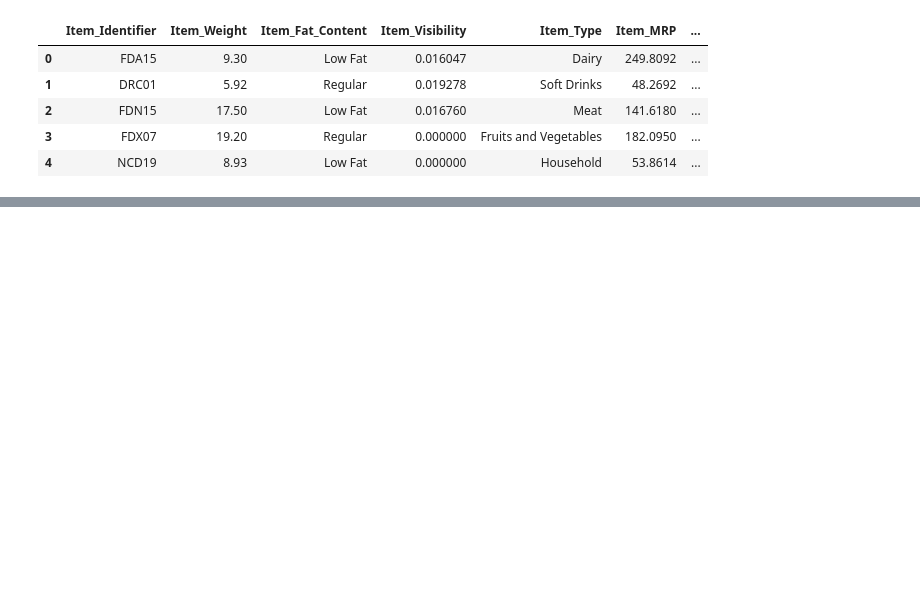
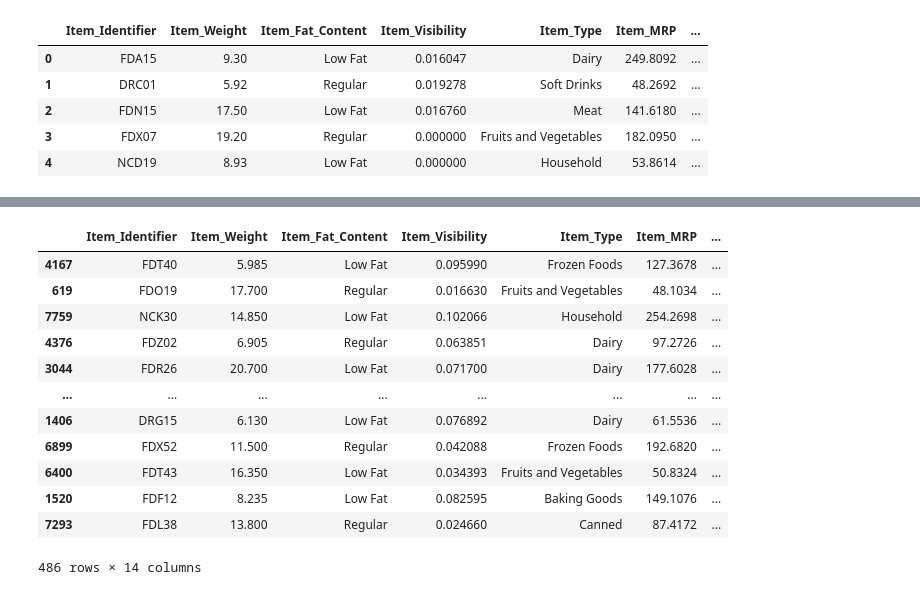
Before and after one commit to rayrxyz/sales-prediction, a Jupyter notebook: sales_prediction.ipynb, the cells around one changed output, grey strips where cells are left out. Saved outputs shown, nothing was run; the diff lists cells and outputs as text; code cells hidden in the pictures; blank space fills up the shorter version.

```diff
--- a/sales_prediction.ipynb
+++ b/sales_prediction.ipynb
@@ -3,6 +50,6 @@
 # %%
-import pandas as pd
-filename = '/content/sales_predictions.csv'
+# load sales_predictions.csv file to df
+filename = '/content/drive/MyDrive/CodingDojo_DS/Project/sales_predictions.csv'
 df = pd.read_csv(filename)
 df.head()
 # %% [output]
@@ -14,0 +101,6 @@ df.head()
+# %%
+# drop duplicates if there are any
+cols = df.columns.to_list()
+# df = df.drop_duplicates(subset=cols, keep='first')
+# df.info()
+df.duplicated(subset=cols, keep='first').sum()
@@ -14,0 +135,5 @@ df.head()
+# %%
+# replacing Item_Weight missing values
+iw_mean = df['Item_Weight'].mean()
+df['Item_Weight'] = df['Item_Weight'].fillna(iw_mean)
+df.isnull().sum()
@@ -14,0 +158,14 @@ df.head()
+# %%
+# initialize a SimpleImputer model
+df_train, df_test = datawig.utils.random_split(df)
+imputer = datawig.SimpleImputer(
+    input_columns = cols,
+    output_column='Outlet_Size',
+    output_path = 'imputer_model'
+)
+
+# Fit an imputer model on the train data
+imputer.fit(train_df=df_train, num_epochs=50)
+
+# Impute missing values and return original dataframe with predictions
+imputed = imputer.predict(df_test)
@@ -14,0 +190,18 @@ df.head()
+# %%
+# analyze imputed dataframe
+os_missing = imputed['Outlet_Size'].isna()
+imputed.loc[os_missing, :]
+# %% [output]
+|  | Item_Identifier | Item_Weight | Item_Fat_Content | Item_Visibility | Item_Type | Item_MRP | ... |
+| 4167 | FDT40 | 5.985 | Low Fat | 0.095990 | Frozen Foods | 127.3678 | ... |
+| 619 | FDO19 | 17.700 | Regular | 0.016630 | Fruits and Vegetables | 48.1034 | ... |
+| 7759 | NCK30 | 14.850 | Low Fat | 0.102066 | Household | 254.2698 | ... |
+| 4376 | FDZ02 | 6.905 | Regular | 0.063851 | Dairy | 97.2726 | ... |
+| 3044 | FDR26 | 20.700 | Low Fat | 0.071700 | Dairy | 177.6028 | ... |
+| ... | ... | ... | ... | ... | ... | ... | ... |
+| 1406 | DRG15 | 6.130 | Low Fat | 0.076892 | Dairy | 61.5536 | ... |
+| 6899 | FDX52 | 11.500 | Regular | 0.042088 | Frozen Foods | 192.6820 | ... |
+| 6400 | FDT43 | 16.350 | Low Fat | 0.034393 | Fruits and Vegetables | 50.8324 | ... |
+| 1520 | FDF12 | 8.235 | Low Fat | 0.082595 | Baking Goods | 149.1076 | ... |
+| 7293 | FDL38 | 13.800 | Regular | 0.024660 | Canned | 87.4172 | ... |
+486 rows × 14 columns
```
Also changed, not shown: parts of 24 cells of this notebook.
